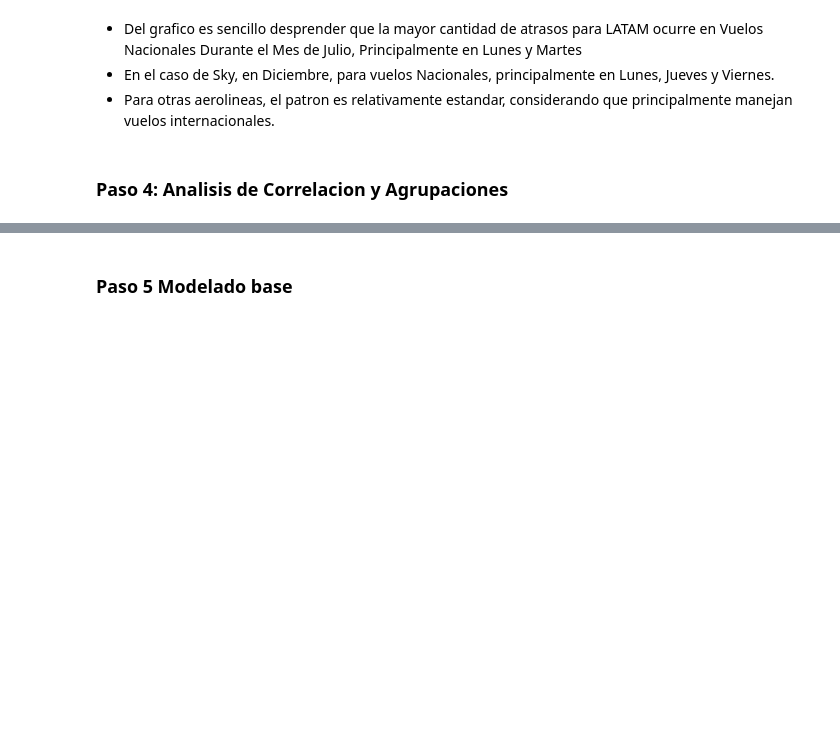
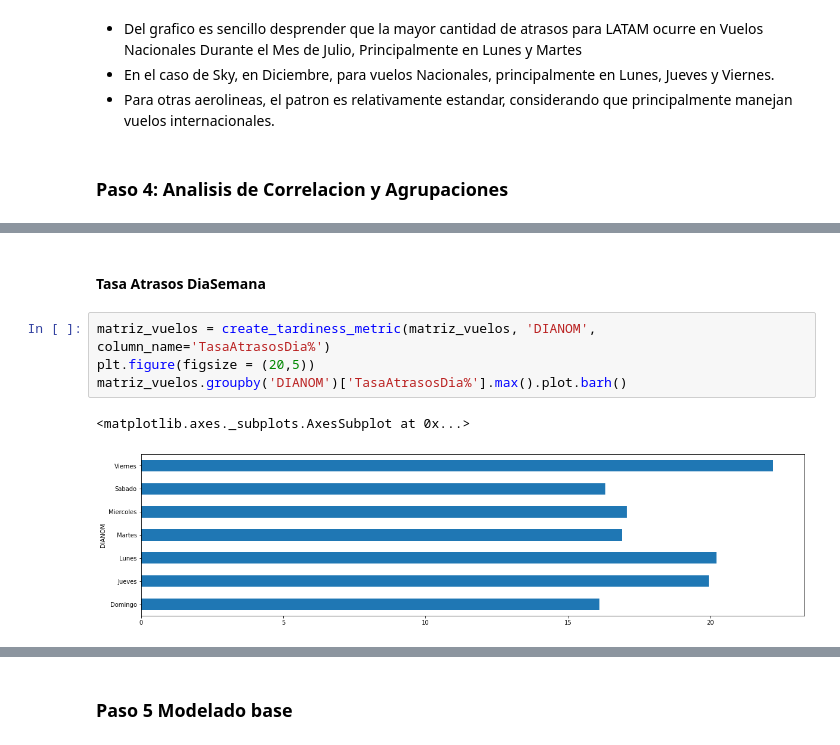
Before and after one commit to razorhedge/latam-ds-challenge, a Jupyter notebook: Notebooks/solution.ipynb, the cells around one changed output, grey strips where cells are left out. Cells and saved outputs as stored; diff of their text form; blank space fills up the shorter version.

```diff
--- a/Notebooks/solution.ipynb
+++ b/Notebooks/solution.ipynb
@@ -183,0 +231,9 @@ fig.show()
+# %% [markdown]
+#### Tasa Atrasos DiaSemana
+# %%
+matriz_vuelos = create_tardiness_metric(matriz_vuelos, 'DIANOM', column_name='TasaAtrasosDia%')
+plt.figure(figsize = (20,5))
+matriz_vuelos.groupby('DIANOM')['TasaAtrasosDia%'].max().plot.barh()
+# %% [output]
+<matplotlib.axes._subplots.AxesSubplot at 0x...>
+[figure, added]
```
Also changed, not shown: parts of 30 cells of this notebook, 1 other file.
